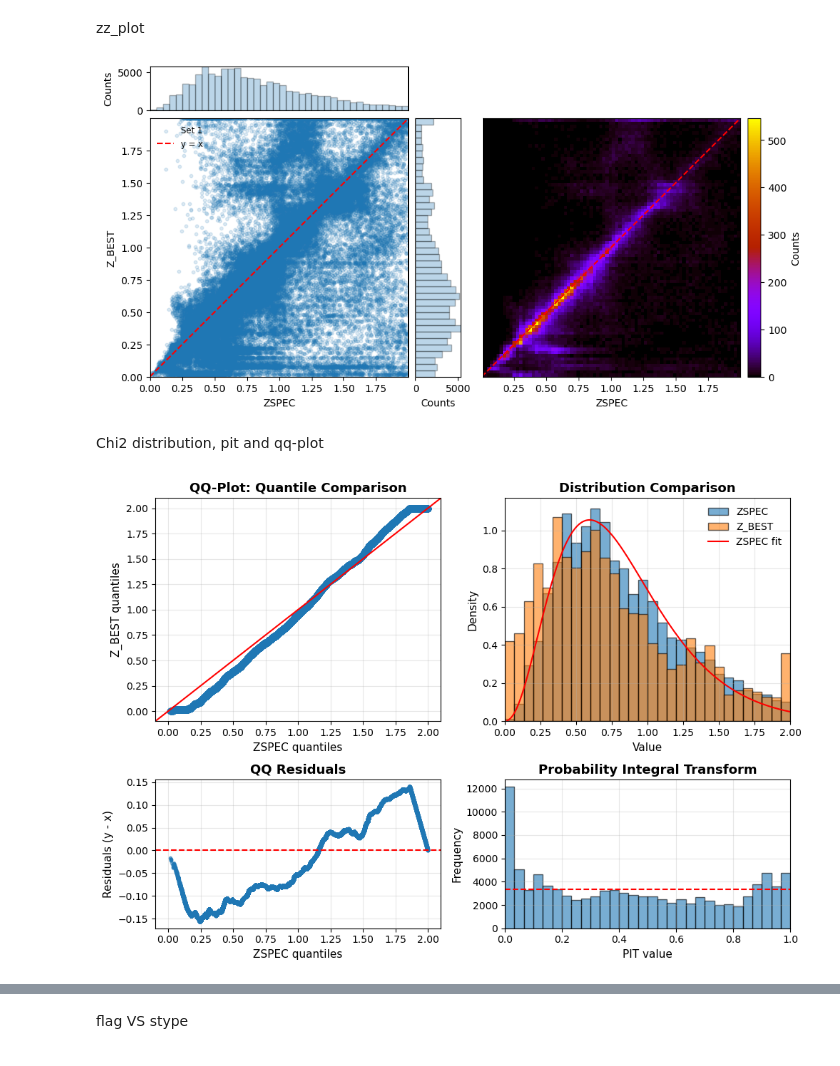
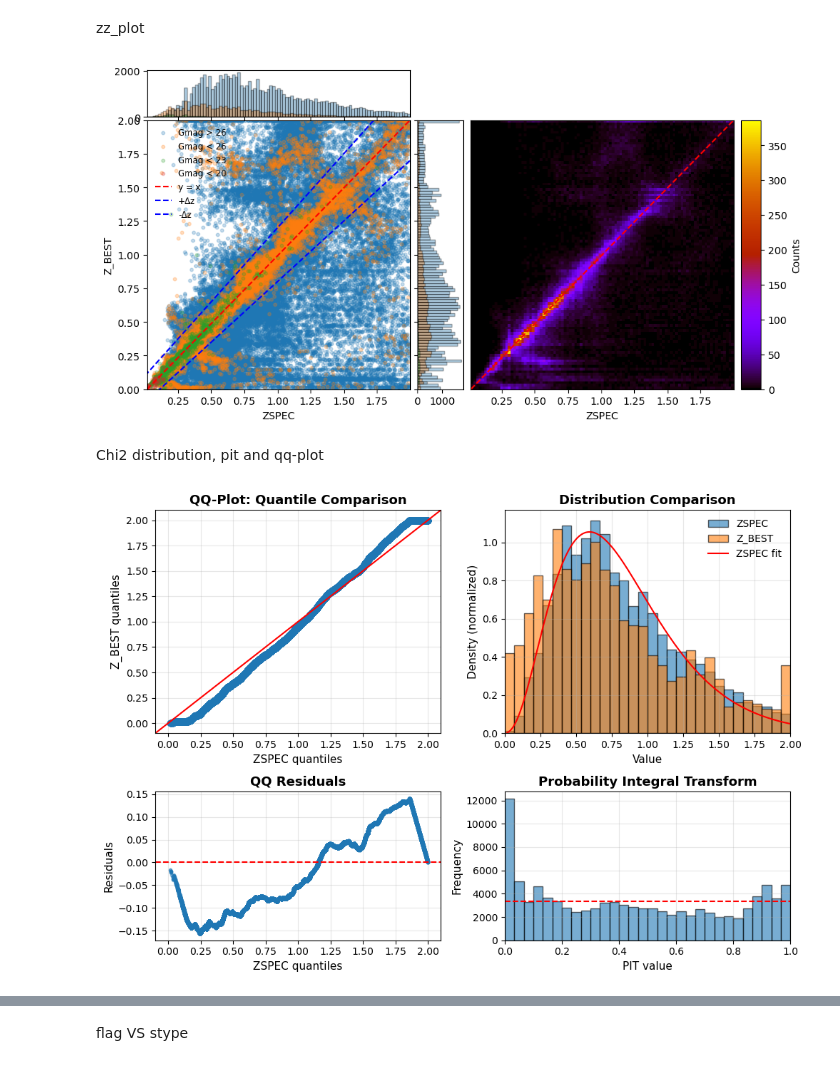
Before and after one commit to lephare-photoz/lephare, a Jupyter notebook: training_stats/notebooks/dc1_stargal_stats.ipynb, the cells around one changed output, grey strips where cells are left out. Saved outputs shown, nothing was run; the diff lists cells and outputs as text; code cells hidden in the pictures.

```diff
--- a/training_stats/notebooks/dc1_stargal_stats.ipynb
+++ b/training_stats/notebooks/dc1_stargal_stats.ipynb
@@ -21,7 +21,7 @@ from lephare import statsplot as lsp; reload(lsp)
 # %%
 ### Generate pandas df from output catalog ###
 base_dir = os.path.abspath(os.path.join(os.getcwd(), '../..')) #change to your lephare base_dir
-CAT_OUT = os.path.join(base_dir, 'training_stats/simulation_catalogs/star_gal/DC1_Buzzard_PICKLES_LSST_kk_typed.out')
+CAT_OUT = os.path.join(base_dir, 'training_stats/simulation_catalogs/star_gal/DC1_Buzzard_PICKLES_LSST.out')
 # CAT_OUT = os.path.join(base_dir, 'training_stats/simulation_catalogs/star_gal/DC1_Buzzard_PICKLES_LSST_RMon.out')
 # CAT_OUT = os.path.join(base_dir, 'training_stats/simulation_catalogs/star_gal/DC1_Buzzard_PICKLES_LSST_typed.out')
 
@@ -48,13 +48,30 @@ photoz_dc1
+# %%
+### error observed mag bining
+photoz_dc1_errmag0001 = photoz_dc1[photoz_dc1['ERR_MAG_OBS0']<=0.01]
+photoz_dc1_errmag001 = photoz_dc1[(photoz_dc1['ERR_MAG_OBS0']>0.01) & (photoz_dc1['ERR_MAG_OBS0']<=0.1)]
+photoz_dc1_errmag01 = photoz_dc1[(photoz_dc1['ERR_MAG_OBS0']>0.1)]# & (photoz_dc1['ERR_MAG_OBS0']<=1)]
+#photoz_dc1_errmag1 = photoz_dc1[(photoz_dc1['ERR_MAG_OBS0']>1)]
+
+### observed mag bining
+photoz_dc1_mag20 = photoz_dc1[photoz_dc1['MAG_OBS0']<=20]
+photoz_dc1_mag23 = photoz_dc1[(photoz_dc1['MAG_OBS0']>20) & (photoz_dc1['MAG_OBS0']<=23)]
+photoz_dc1_mag26 = photoz_dc1[(photoz_dc1['MAG_OBS0']>23) & (photoz_dc1['MAG_OBS0']<=26)]
+photoz_dc1_mag27 = photoz_dc1[(photoz_dc1['MAG_OBS0']>26)]
+# %%
+photoz_dc1_magbin = (photoz_dc1_mag27, photoz_dc1_mag26, photoz_dc1_mag23, photoz_dc1_mag20)
+photoz_dc1_magbin_labels = ['Gmag > 26', 'Gmag < 26', 'Gmag < 23', 'Gmag < 20']
+photoz_dc1_emagbin = (photoz_dc1_errmag01, photoz_dc1_errmag001, photoz_dc1_errmag0001)
+photoz_dc1_emagbin_labels = ['Gemag > 0.1', 'Gemag < 0.1', 'Gemag < 0.01']
 # %% [markdown]
 zz_plot
 # %%
-lsp.scatter_vs_hist2D(data=photoz_dc1, cmaps='gnuplot')
+lsp.scatter_vs_hist2D(data=photoz_dc1_magbin, cmaps='gnuplot', deltaz=0.1, labels=photoz_dc1_magbin_labels, xlabel='ZSPEC', ylabel='Z_BEST')
 # %% [output]
-[figure, old version]
+[figure, new version]
 # %% [markdown]
 Chi2 distribution, pit and qq-plot
 # %%
 lsp.pit_qqplot(data = photoz_dc1)
 # %% [output]
-[figure, old version]
+[figure, new version]
 # %%
```
Also changed, not shown: parts of 7 cells of this notebook, 2 other files.
